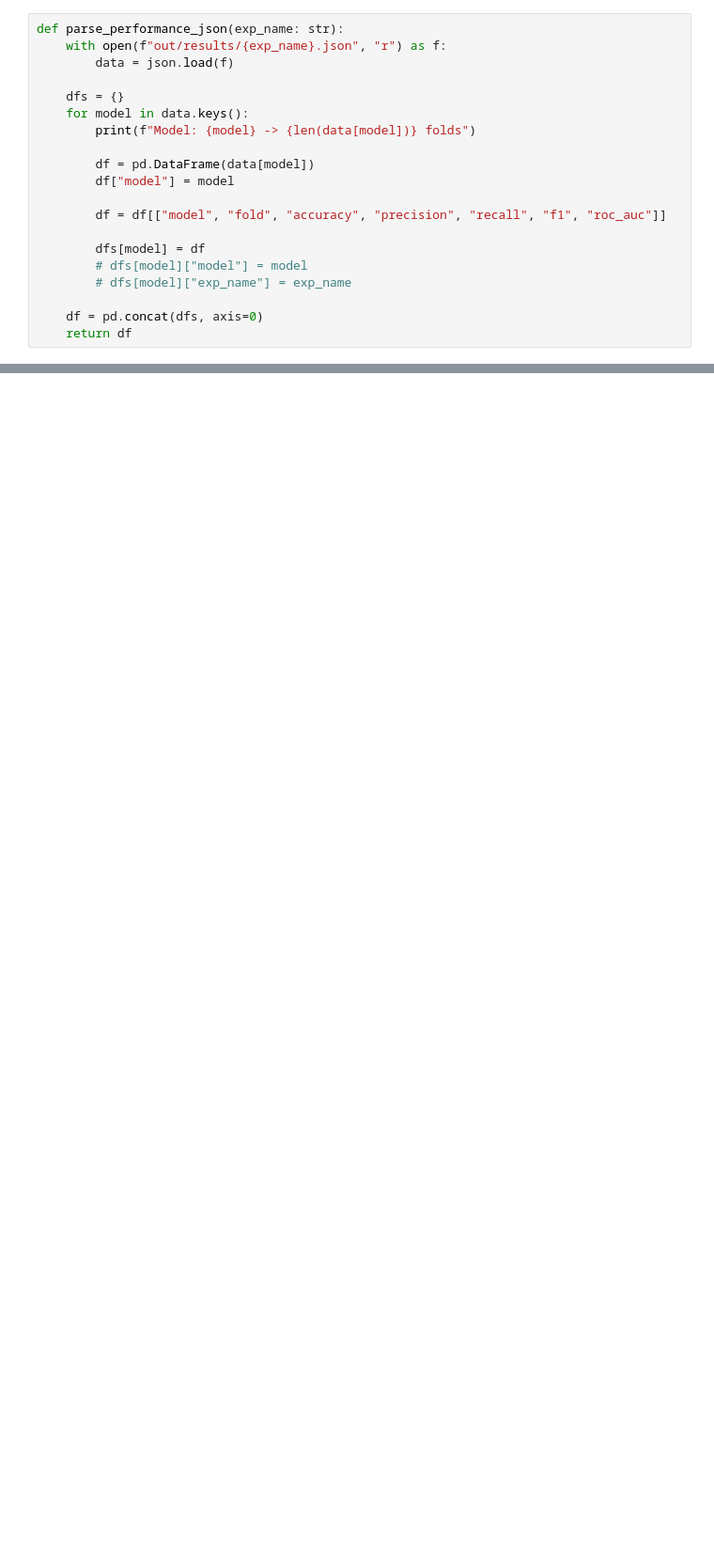
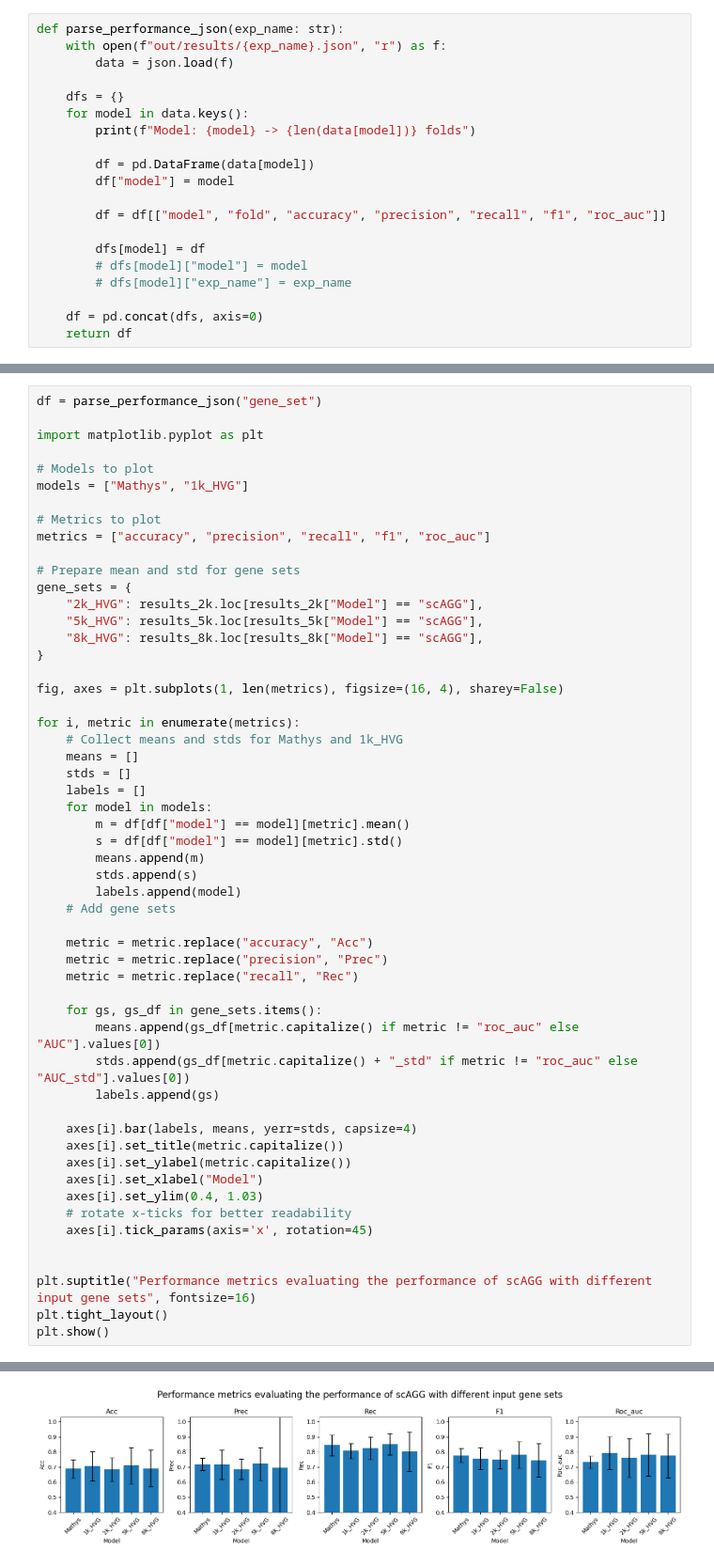
Before and after one commit to timoverlaan/scAGG, a Jupyter notebook: src/analysis/fig_performance.ipynb, the cells around one changed output, grey strips where cells are left out. Shown at 94% size. Saved outputs shown, nothing was run; the diff lists cells and outputs as text; blank space fills up the shorter version.

```diff
--- a/src/analysis/fig_performance.ipynb
+++ b/src/analysis/fig_performance.ipynb
@@ -76,0 +241,55 @@ Model: scAGG+AP -> 1 folds
+# %%
+df = parse_performance_json("gene_set")
+
+import matplotlib.pyplot as plt
+
+# Models to plot
+models = ["Mathys", "1k_HVG"]
+
+# Metrics to plot
+metrics = ["accuracy", "precision", "recall", "f1", "roc_auc"]
+
+# Prepare mean and std for gene sets
+gene_sets = {
+    "2k_HVG": results_2k.loc[results_2k["Model"] == "scAGG"],
+    "5k_HVG": results_5k.loc[results_5k["Model"] == "scAGG"],
+    "8k_HVG": results_8k.loc[results_8k["Model"] == "scAGG"],
+}
+
+fig, axes = plt.subplots(1, len(metrics), figsize=(16, 4), sharey=False)
+
+for i, metric in enumerate(metrics):
+    # Collect means and stds for Mathys and 1k_HVG
+    means = []
+    stds = []
+    labels = []
+    for model in models:
+        m = df[df["model"] == model][metric].mean()
+        s = df[df["model"] == model][metric].std()
+        means.append(m)
+        stds.append(s)
+        labels.append(model)
+    # Add gene sets
+
+    metric = metric.replace("accuracy", "Acc")
+    metric = metric.replace("precision", "Prec")
+    metric = metric.replace("recall", "Rec")
+
+    for gs, gs_df in gene_sets.items():
+        means.append(gs_df[metric.capitalize() if metric != "roc_auc" else "AUC"].values[0])
+        stds.append(gs_df[metric.capitalize() + "_std" if metric != "roc_auc" else "AUC_std"].values[0])
+        labels.append(gs)
+
+    axes[i].bar(labels, means, yerr=stds, capsize=4)
+    axes[i].set_title(metric.capitalize())
+    axes[i].set_ylabel(metric.capitalize())
+    axes[i].set_xlabel("Model")
+    axes[i].set_ylim(0.4, 1.03)
+    # rotate x-ticks for better readability
+    axes[i].tick_params(axis='x', rotation=45)
+
+
+plt.suptitle("Performance metrics evaluating the performance of scAGG with different input gene sets", fontsize=16)
+plt.tight_layout()
+plt.show()
+# %% [output]
@@ -76,0 +298 @@ Model: scAGG+AP -> 1 folds
+[figure, added]
```
Also changed, not shown: parts of 6 cells of this notebook, 5 other files.
